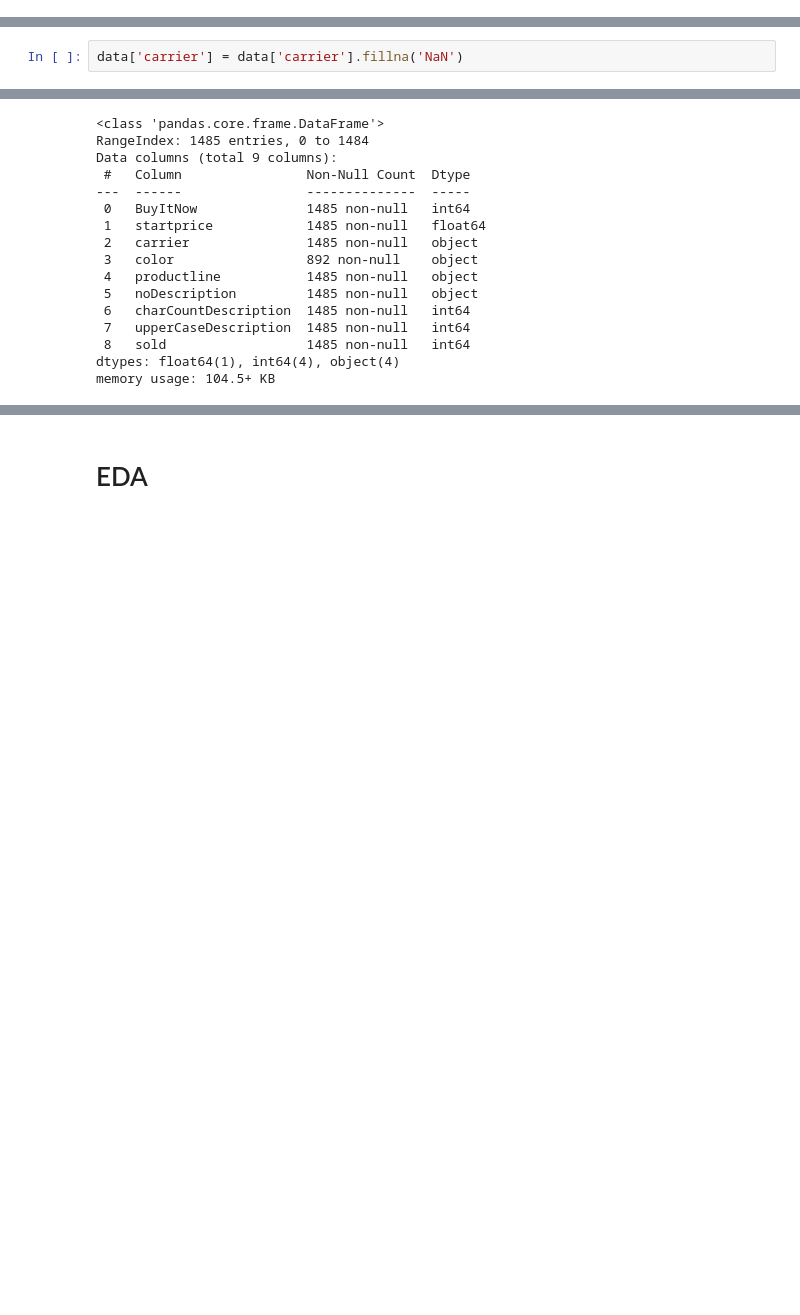
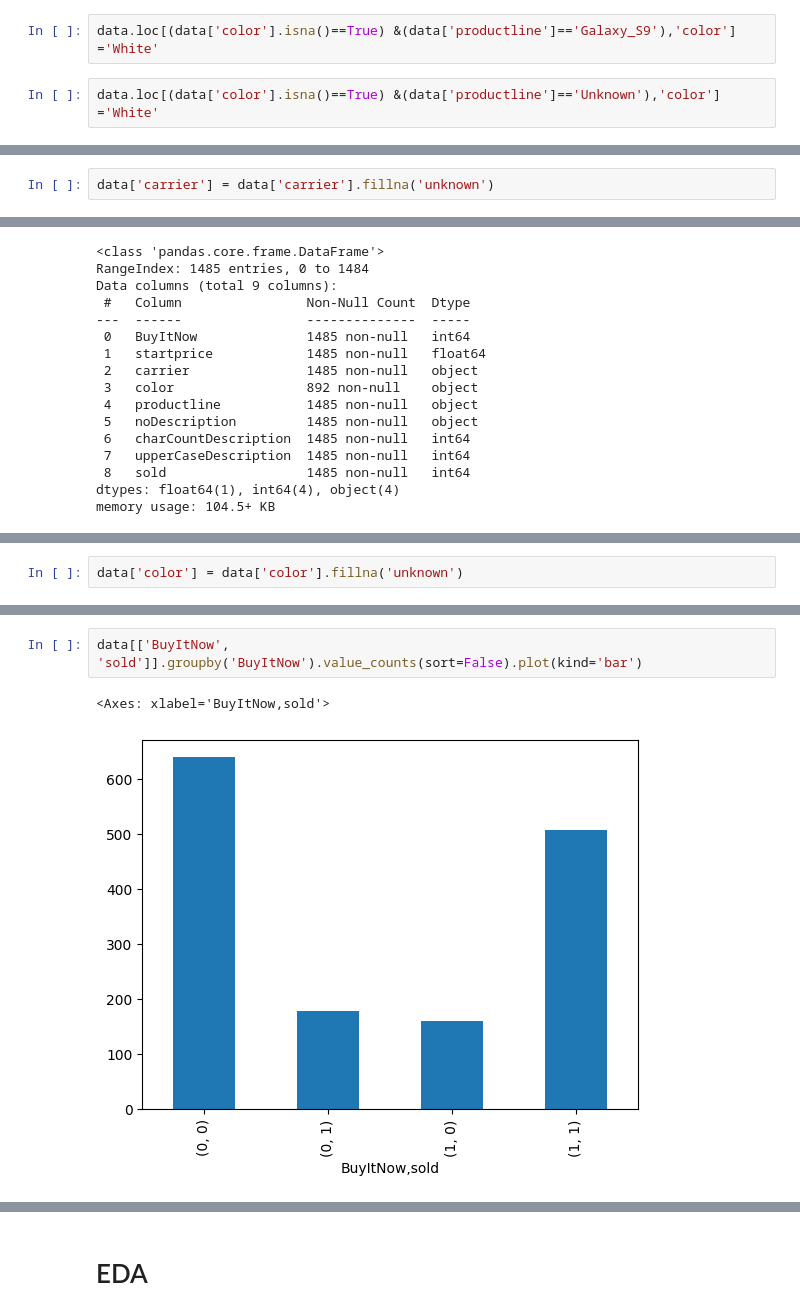
Before and after one commit to haezeong/fintech_service, a Jupyter notebook: 06_machine_learning/05_데이터분석 연습_이베이휴대폰_판매데이터예측_의사결정나무.ipynb, the cells around one changed output, grey strips where cells are left out. Cells and saved outputs as stored; diff of their text form; blank space fills up the shorter version.

```diff
--- a/06_machine_learning/05_데이터분석 연습_이베이휴대폰_판매데이터예측_의사결정나무.ipynb
+++ b/06_machine_learning/05_데이터분석 연습_이베이휴대폰_판매데이터예측_의사결정나무.ipynb
@@ -40,0 +181,4 @@ Name: count, dtype: int64
+# %%
+data.loc[(data['color'].isna()==True) &(data['productline']=='Galaxy_S9'),'color'] ='White'
+# %%
+data.loc[(data['color'].isna()==True) &(data['productline']=='Unknown'),'color'] ='White'
@@ -87,7 +291,7 @@ upperCaseDescription     0.000000
 sold                     0.000000
 dtype: float64
 # %%
-data['carrier'] = data['carrier'].fillna('NaN')
+data['carrier'] = data['carrier'].fillna('unknown')
 # %%
 data.info()
 # %% [output]
@@ -121,0 +326,2 @@ data.describe()
+# %%
+data['color'] = data['color'].fillna('unknown')
@@ -121,0 +367,5 @@ data.describe()
+# %%
+data[['BuyItNow', 'sold']].groupby('BuyItNow').value_counts(sort=False).plot(kind='bar')
+# %% [output]
+<Axes: xlabel='BuyItNow,sold'>
+[figure, added]
```
Also changed, not shown: parts of 85 cells of this notebook.
